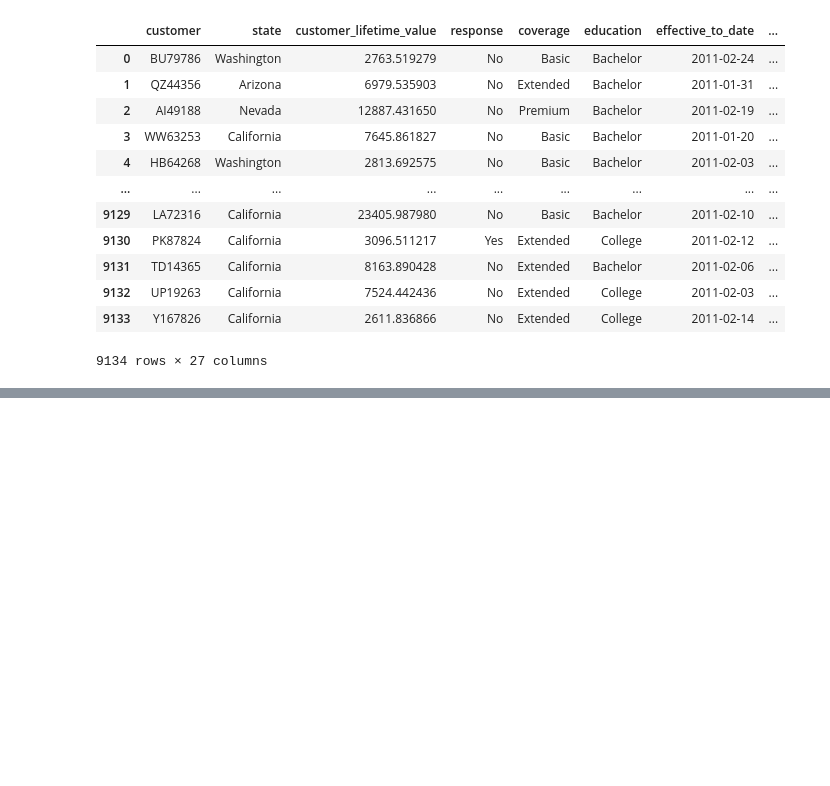
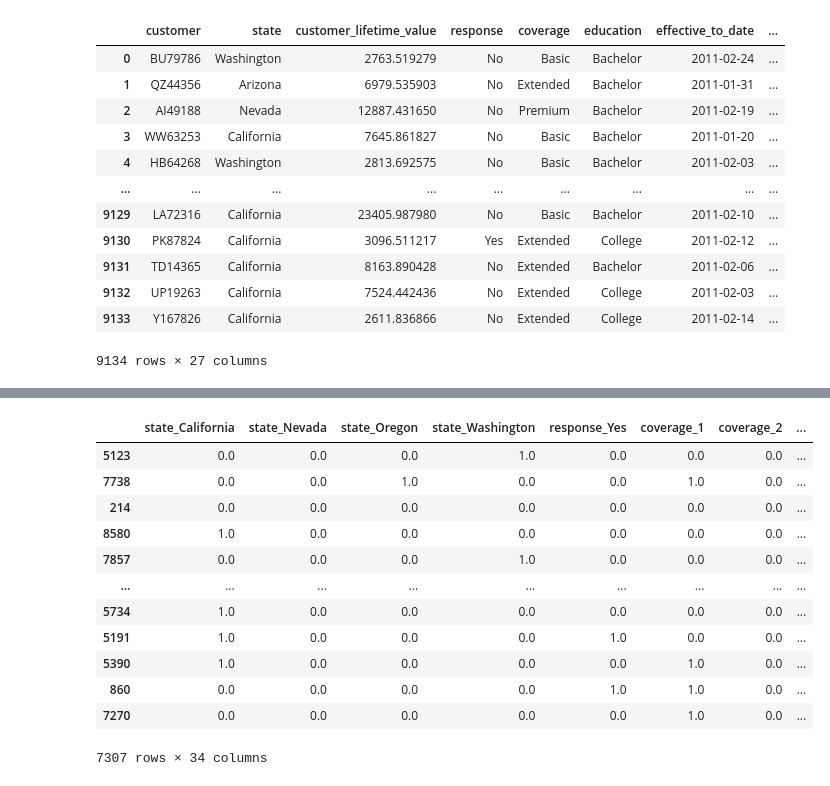
Before and after one commit to valmgisbert/lab-cleaning-numerical-data, a Jupyter notebook: lab-cleaning-numerical-data.ipynb, the cells around one changed output, grey strips where cells are left out. Drawn from its saved outputs; the diff is of its cells as text; code cells hidden in the pictures; blank space fills up the shorter version.

```diff
--- a/lab-cleaning-numerical-data.ipynb
+++ b/lab-cleaning-numerical-data.ipynb
@@ -795,0 +824,8 @@ customer_df
+# %%
+# split our feats and out target
+y = data['total_claim_amount']
+X = data.drop(['total_claim_amount'], axis=1)
+# %%
+# train-test split of X and y
+X_train, X_test, y_train, y_test = train_test_split(X, y, test_size=0.2, random_state=42)
+X_train
@@ -795,0 +846,7 @@ customer_df
+# %%
+# separate X by dtypes
+X_train_num = X_train.select_dtypes(np.number)
+X_test_num = X_test.select_dtypes(np.number)
+
+X_train_cat = X_train.select_dtypes(object)
+X_test_cat = X_test.select_dtypes(object)
@@ -795,0 +876,35 @@ customer_df
+# %%
+# ordinal encode categorical variables using dummy code provided
+# used dict for easier review and mapping
+
+ordinal_mappings = {
+    "coverage": {"Basic": 0, "Extended": 1, "Premium": 2},
+    "employment_status": {"Unemployed": 0, "Employed": 1, "Medical Leave": 0, "Disabled": 0, "Retired": 0},
+    "location_code": {"Rural": 0, "Suburban": 1, "Urban": 2},
+    "vehicle_size": {"Small": 0, "Medsize": 1, "Large": 2},
+    "education": {"High School or Below": 0, "College": 1, "Bachelor": 2, "Master": 3, "Doctor": 4},
+}
+
+X_train_cat_ordinal = X_train_cat.replace(ordinal_mappings)
+X_test_cat_ordinal = X_test_cat.replace(ordinal_mappings)
+# %%
+# onehotencode remaining categoricals
+encoder = OneHotEncoder(drop='first').fit(X_train_cat_ordinal)
+X_train_encoded = pd.DataFrame(encoder.transform(X_train_cat_ordinal).toarray(), columns = encoder.get_feature_names_out(X_train_cat_ordinal.columns), index = X_train_cat_ordinal.index)
+X_test_encoded = pd.DataFrame(encoder.transform(X_test_cat_ordinal).toarray(), columns = encoder.get_feature_names_out(X_train_cat_ordinal.columns), index = X_test_cat_ordinal.index)
+
+X_train_encoded
+# %% [output]
+|  | state_California | state_Nevada | state_Oregon | state_Washington | response_Yes | coverage_1 | coverage_2 | ... |
+| 5123 | 0.0 | 0.0 | 0.0 | 1.0 | 0.0 | 0.0 | 0.0 | ... |
+| 7738 | 0.0 | 0.0 | 1.0 | 0.0 | 0.0 | 1.0 | 0.0 | ... |
+| 214 | 0.0 | 0.0 | 0.0 | 0.0 | 0.0 | 0.0 | 0.0 | ... |
+| 8580 | 1.0 | 0.0 | 0.0 | 0.0 | 0.0 | 0.0 | 0.0 | ... |
+| 7857 | 0.0 | 0.0 | 0.0 | 1.0 | 0.0 | 0.0 | 0.0 | ... |
+| ... | ... | ... | ... | ... | ... | ... | ... | ... |
+| 5734 | 1.0 | 0.0 | 0.0 | 0.0 | 0.0 | 0.0 | 0.0 | ... |
+| 5191 | 1.0 | 0.0 | 0.0 | 0.0 | 1.0 | 0.0 | 0.0 | ... |
+| 5390 | 1.0 | 0.0 | 0.0 | 0.0 | 0.0 | 1.0 | 0.0 | ... |
+| 860 | 0.0 | 0.0 | 0.0 | 0.0 | 1.0 | 1.0 | 0.0 | ... |
+| 7270 | 0.0 | 0.0 | 0.0 | 0.0 | 0.0 | 1.0 | 0.0 | ... |
+7307 rows × 34 columns
```
Also changed, not shown: parts of 16 cells of this notebook, 2 other files.
